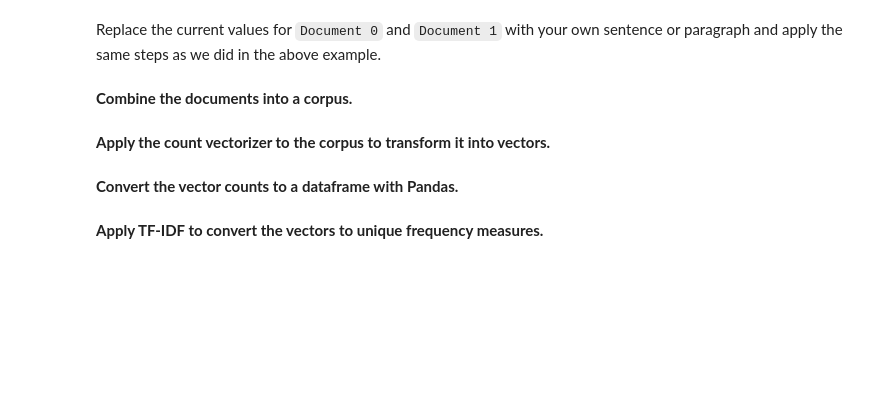
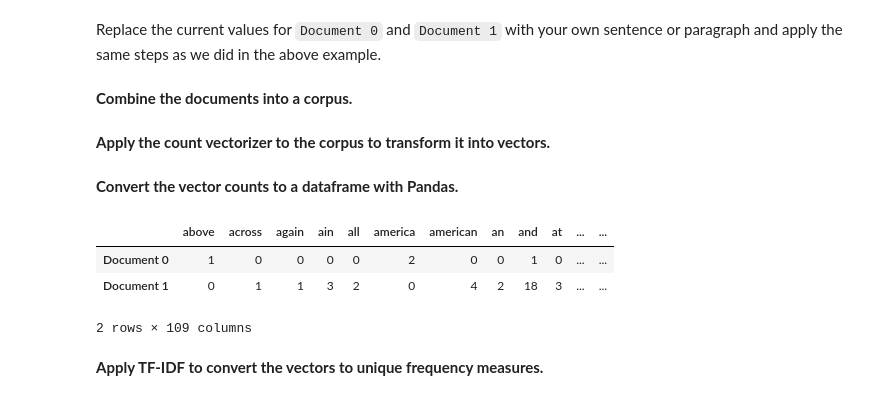
Before and after one commit to JasonCaldwellMBA/Cosine_Similarity, a Jupyter notebook: Cosine_Similarity_Case_Study.ipynb, the cells around one changed output. Cells and saved outputs as stored; diff of their text form; code cells hidden in the pictures; blank space fills up the shorter version.

Commit message:
Complete cosine similarity calculation for text data

```diff
--- a/Cosine_Similarity_Case_Study.ipynb
+++ b/Cosine_Similarity_Case_Study.ipynb
@@ -117,9 +123,26 @@ cosine_similarity(trsfm[0:1], trsfm)
 Replace the current values for `Document 0` and `Document 1` with your own sentence or paragraph and apply the same steps as we did in the above example.
 # %% [markdown]
  **Combine the documents into a corpus.**
+# %%
+song1 = pd.read_csv('songs/song1.txt', delimiter='\n')
+Document1 = song1['God Bless America'].tolist()
+# %%
+song2 = pd.read_csv('songs/song2.txt', delimiter='\n')
+Document2 = song2['God Bless The USA'].tolist()
 # %% [markdown]
  **Apply the count vectorizer to the corpus to transform it into vectors.**
+# %%
+corpus = [str(Document1),str(Document2)]
+
+X_train_counts = count_vect.fit_transform(corpus)
 # %% [markdown]
  **Convert the vector counts to a dataframe with Pandas.**
+# %%
+pd.DataFrame(X_train_counts.toarray(),columns=count_vect.get_feature_names(),index=['Document 0','Document 1'])
+# %% [output]
+|  | above | across | again | ain | all | america | american | an | and | at | ... | ... |
+| Document 0 | 1 | 0 | 0 | 0 | 0 | 2 | 0 | 0 | 1 | 0 | ... | ... |
+| Document 1 | 0 | 1 | 1 | 3 | 2 | 0 | 4 | 2 | 18 | 3 | ... | ... |
+2 rows × 109 columns
 # %% [markdown]
  **Apply TF-IDF to convert the vectors to unique frequency measures.**
```
Also changed, not shown: parts of 7 cells of this notebook.
